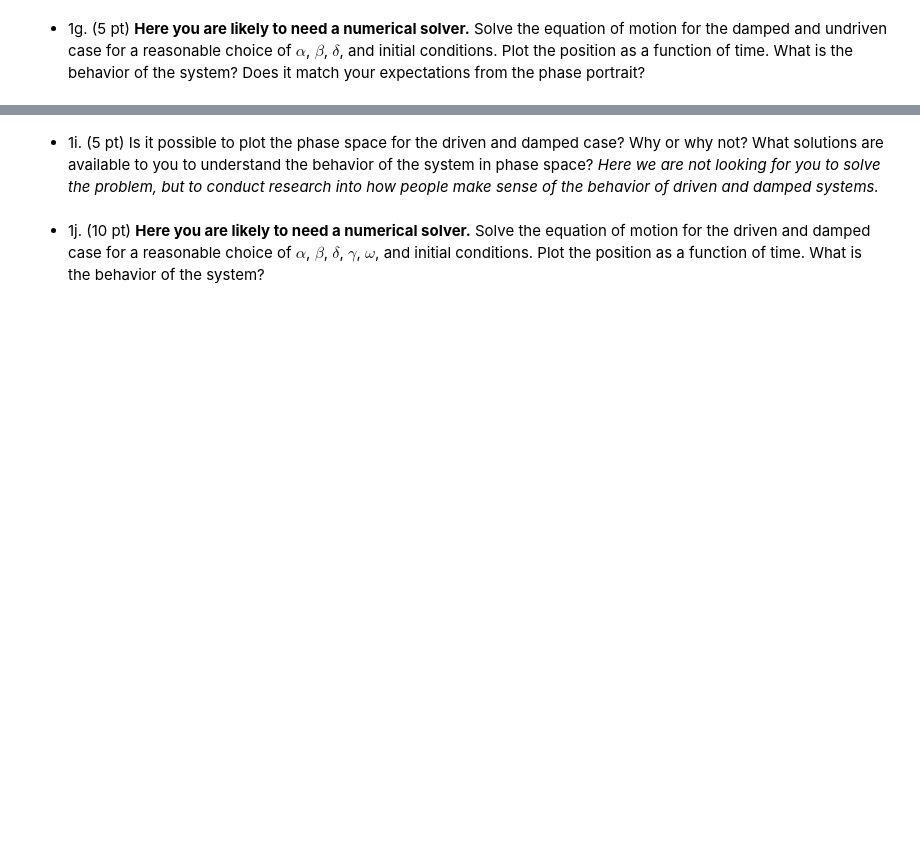
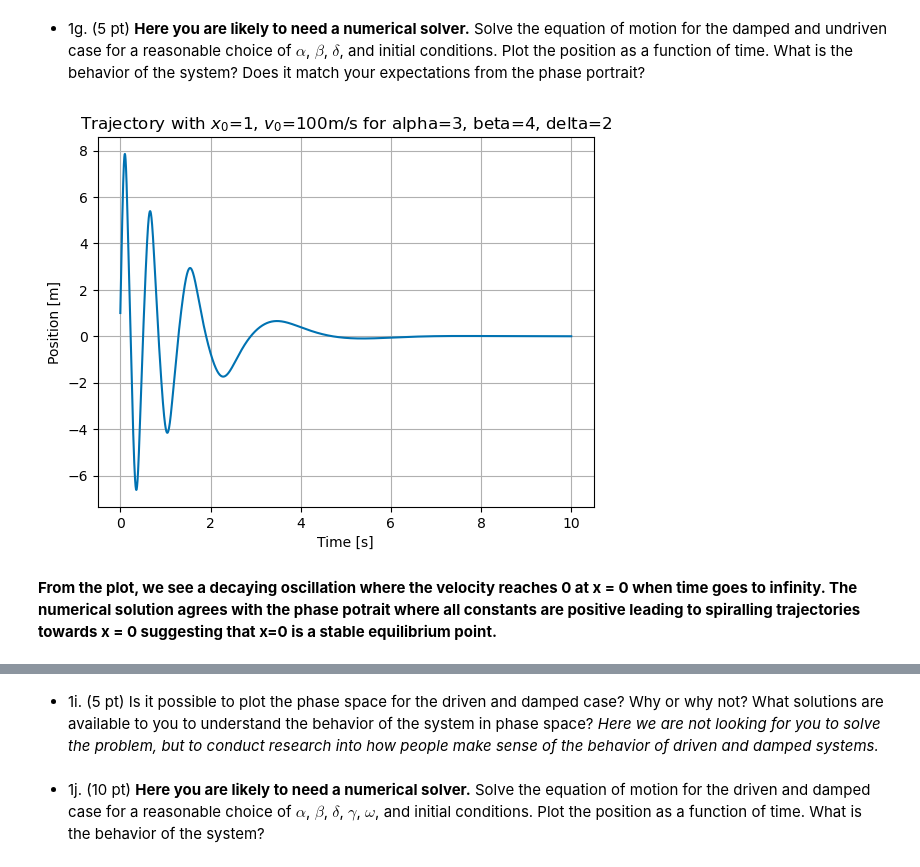
Before and after one commit to BruhddyTheThird/ProfCPisGoatedLib, a Jupyter notebook: Midterm 2 Files/Ex 1.ipynb, the cells around one changed output, grey strips where cells are left out. Drawn from its saved outputs; the diff is of its cells as text; code cells hidden in the pictures; blank space fills up the shorter version.

```diff
--- a/Midterm 2 Files/Ex 1.ipynb
+++ b/Midterm 2 Files/Ex 1.ipynb
@@ -215,8 +195,8 @@ def DO_ud_ud(t, y, alpha5, beta5):  #ud_ud represents undamped, undriven
     return [v, -alpha5 * x - beta5 * x**3]
 
 y0 = [0.5, 0.5]   #Initial conditions are chosen to be x_0=0.5m, v_0=0.5m/s
-t = np.linspace(0, 10, 10000)
-sol_ud_ud = solve_ivp(DO_ud_ud, (0,10), y0, args=(alpha5, beta5), t_eval=t)
+t_span = np.linspace(0, 10, 10000)
+sol_ud_ud = solve_ivp(DO_ud_ud, (0,10), y0, args=(alpha5, beta5), t_eval=t_span)
 x1 = sol_ud_ud.y[0]
 v1 = sol_ud_ud.y[1]
 plt.plot(sol_ud_ud.t, x1)
@@ -238,5 +349,29 @@ plt.show()
 # %% [markdown]
 * 1g. (5 pt) **Here you are likely to need a numerical solver.**  Solve the equation of motion for the damped and undriven case for a reasonable choice of $\alpha$, $\beta$, $\delta$, and initial conditions. Plot the position as a function of time. What is the behavior of the system? Does it match your expectations from the phase portrait?
+# %%
+alpha9 = 3
+beta9 = 4
+delta9 = 2
+
+def DO_d_ud(t, y, alpha5, beta5, delta9):  #ud_ud represents damped, undriven
+    x, v = y
+    return [v, -alpha9 * x - beta9 * x**3 - delta9 * v]
+
+y0 = [1, 100]   #Initial conditions are chosen to be x_0=1m, v_0=100m/s
+t_span = np.linspace(0, 10, 10000)
+sol_d_ud = solve_ivp(DO_d_ud, (0,10), y0, args=(alpha9, beta9, delta9), t_eval=t_span)
+x2 = sol_d_ud.y[0]
+v2 = sol_d_ud.y[1]
+plt.plot(sol_ud_ud.t, x2)
+plt.xlabel('Time [s]')
+plt.ylabel('Position [m]')
+plt.title('Trajectory with $x_0$=1, $v_0$=100m/s for alpha=3, beta=4, delta=2')
+plt.grid()
+plt.show()
+# %% [output]
+[figure, added]
+# %% [markdown]
+**From the plot, we see a decaying oscillation where the velocity reaches 0 at x = 0 when time goes to infinity. The numerical solution agrees with the phase potrait where all constants are positive leading to spiralling trajectories towards x = 0 suggesting that x=0 is a stable equilibrium point.**
 # %% [markdown]
 ### Driven and damped case (20 points)
 
```
Also changed, not shown: parts of 19 cells of this notebook.
